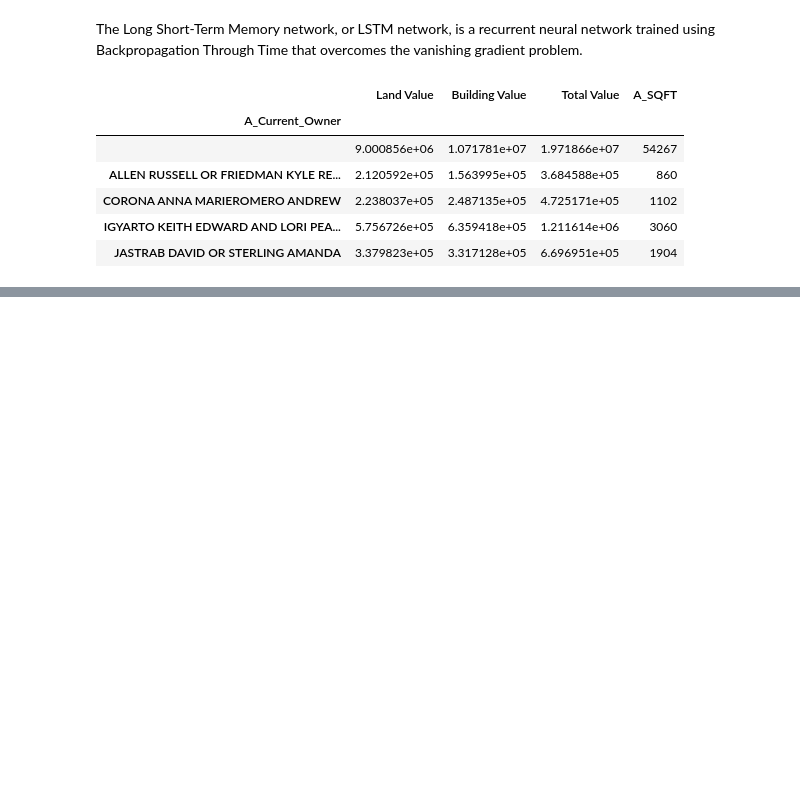
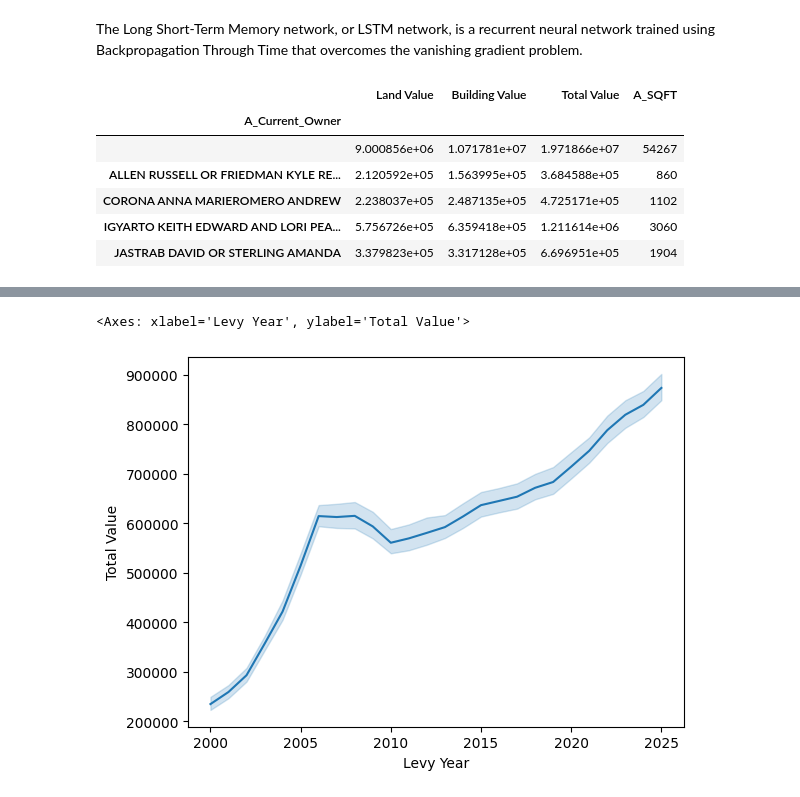
Before and after one commit to barrettdalbec/Alexandria-Personal-Project, a Jupyter notebook: TimeSeries Analysis AVA.ipynb, the cells around one changed output, grey strips where cells are left out. Saved outputs shown, nothing was run; the diff lists cells and outputs as text; code cells hidden in the pictures; blank space fills up the shorter version.

Commit message:
First LightGBM Time Series Forecasting

```diff
--- a/TimeSeries Analysis AVA.ipynb
+++ b/TimeSeries Analysis AVA.ipynb
@@ -142,0 +156,5 @@ OwnerDataTable.head()
+# %%
+from sklearn.model_selection import TimeSeriesSplit
+
+AVAdata = AVAdata.sort_values(by = "Levy Year", ascending = True)
+AVAdata.head()
@@ -142,0 +168,5 @@ OwnerDataTable.head()
+# %%
+sns.lineplot(data=AVAdata, x="Levy Year", y="Total Value")
+# %% [output]
+<Axes: xlabel='Levy Year', ylabel='Total Value'>
+[figure, added]
```
Also changed, not shown: parts of 23 cells of this notebook.
